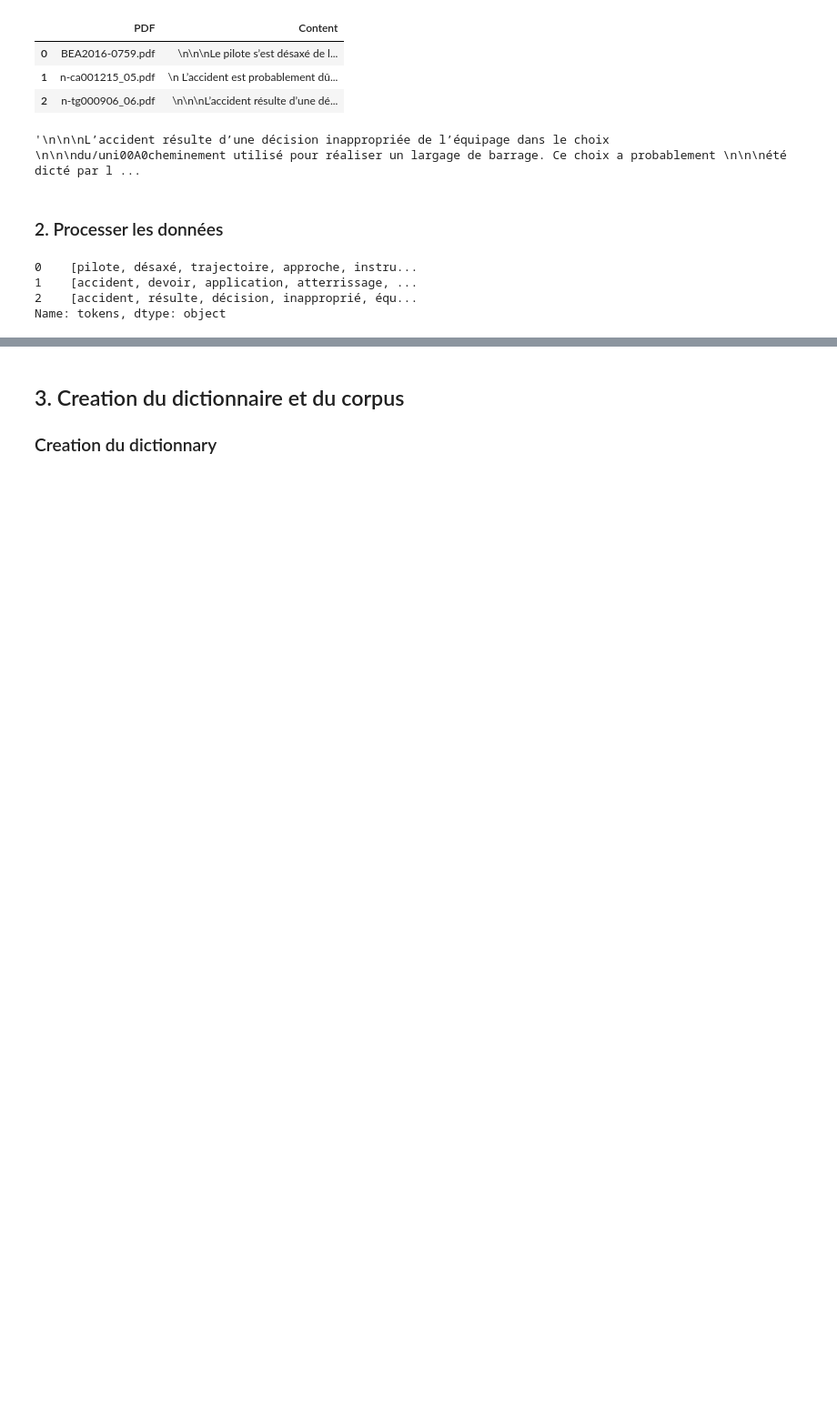
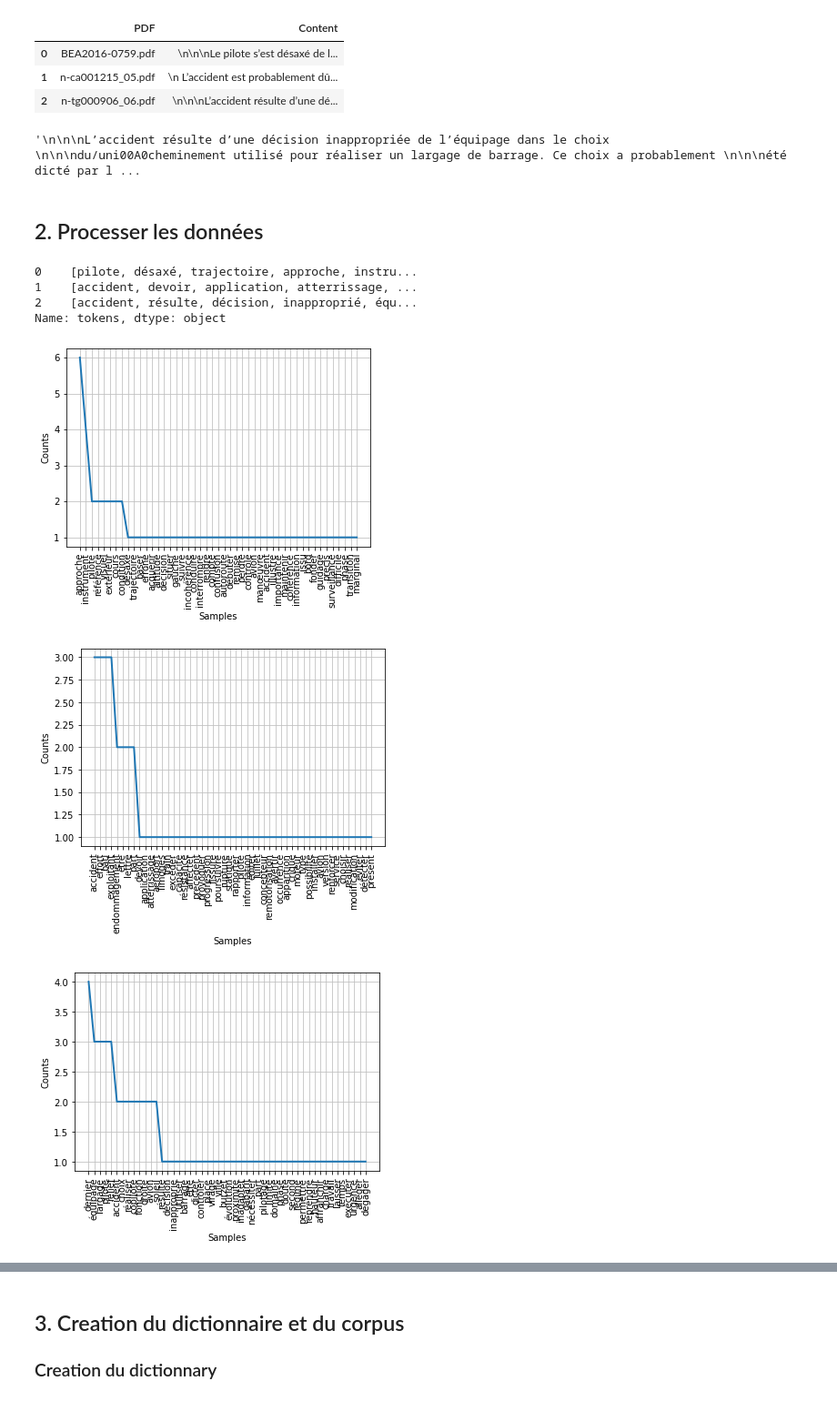
Before and after one commit to IbrahimOued/NLP-1-rattrapage-UVBF, a Jupyter notebook: nlp1_rattrapage/notebook.ipynb, the cells around one changed output, grey strips where cells are left out. Shown at 91% size. Cells and saved outputs as stored; diff of their text form; code cells hidden in the pictures; blank space fills up the shorter version.

```diff
--- a/nlp1_rattrapage/notebook.ipynb
+++ b/nlp1_rattrapage/notebook.ipynb
@@ -2,9 +2,9 @@
 import os
 import pandas as pd
 import matplotlib.pyplot as plt
-import seaborn as sns
-sns.set()
-import spacy
+import nltk
+from nltk.probability import FreqDist
+from wordcloud import WordCloud
 !python -m spacy download fr_core_news_md -qq
 import pyLDAvis.gensim_models
 pyLDAvis.enable_notebook()# Visualise inside a notebook
@@ -13,6 +13,9 @@ from PyPDF2 import PdfFileReader
 from gensim.corpora.dictionary import Dictionary
 from gensim.models import LdaMulticore
 from gensim.models import CoherenceModel
+
+import warnings
+warnings.filterwarnings("ignore")
 # %% [output]
 ✔ Download and installation successful
 You can now load the package via spacy.load('fr_core_news_md')
@@ -108,7 +87,7 @@ df['Content'][2]
 # %% [output]
 '\n\n\nL’accident résulte d’une décision inappropriée de l’équipage dans le choix \n\n\ndu/uni00A0cheminement utilisé pour réaliser un largage de barrage. Ce choix a probablement \n\n\nété dicté par l ...
 # %% [markdown]
-### 2. Processer les données
+## 2. Processer les données
 # %%
 # Notre modèle spqcy:
 nlp = fr_core_news_md.load()
@@ -126,3 +105,14 @@ df['tokens']
 1    [accident, devoir, application, atterrissage, ...
 2    [accident, résulte, décision, inapproprié, équ...
 Name: tokens, dtype: object
+# %%
+for doc in df['tokens']:
+    frequency_dist = FreqDist(doc)
+    sorted_frequency_dist = sorted(frequency_dist, key=frequency_dist.__getitem__, reverse=True)
+    large_words = dict([(k, v) for k, v in frequency_dist.items() if len(k) > 3])
+    frequency_dist = nltk.FreqDist(large_words)
+    frequency_dist.plot(50, cumulative=False)
+# %% [output]
+[figure, added]
+[figure, added]
+[figure, added]
```
Also changed, not shown: parts of 21 cells of this notebook, 3 other files.
